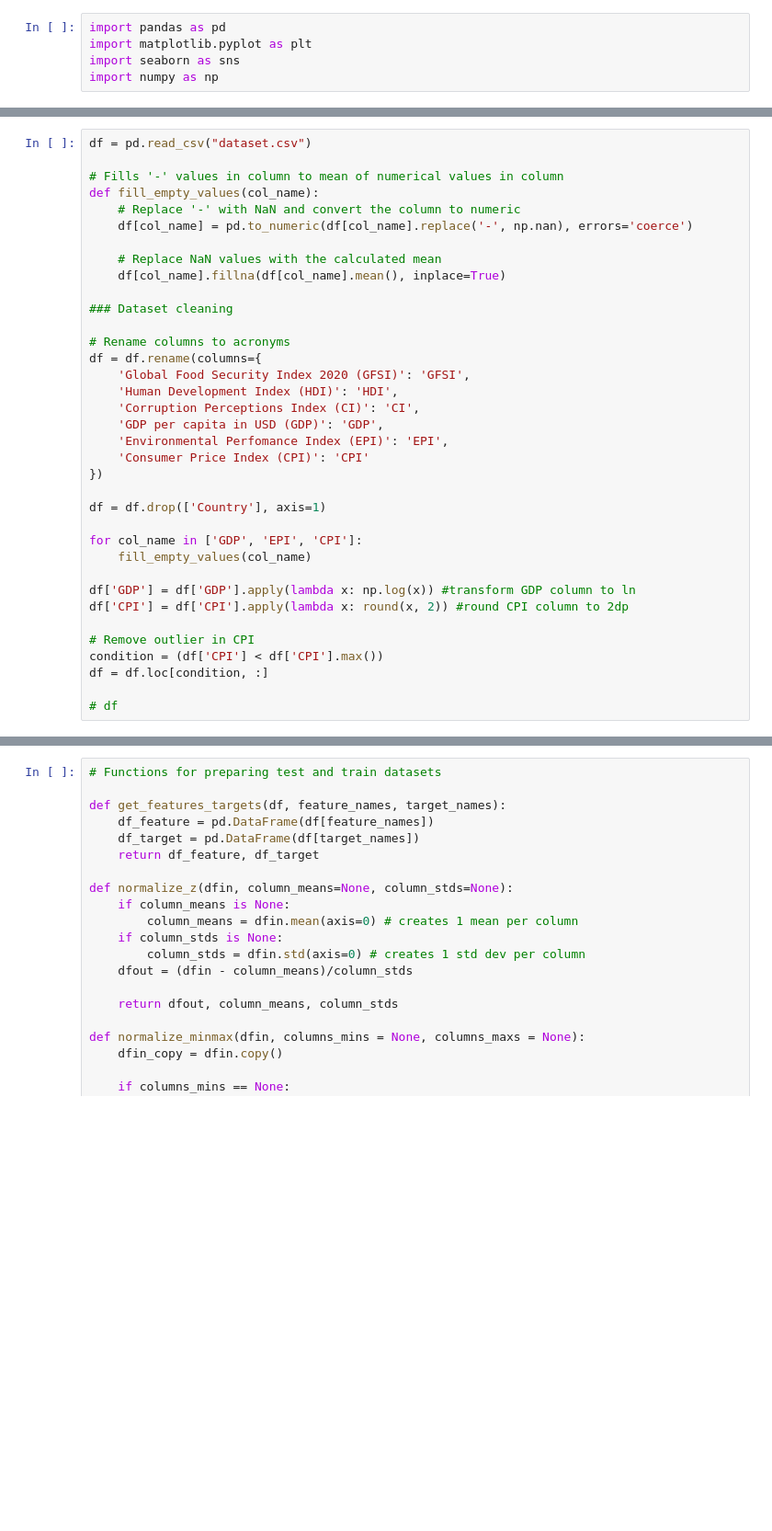
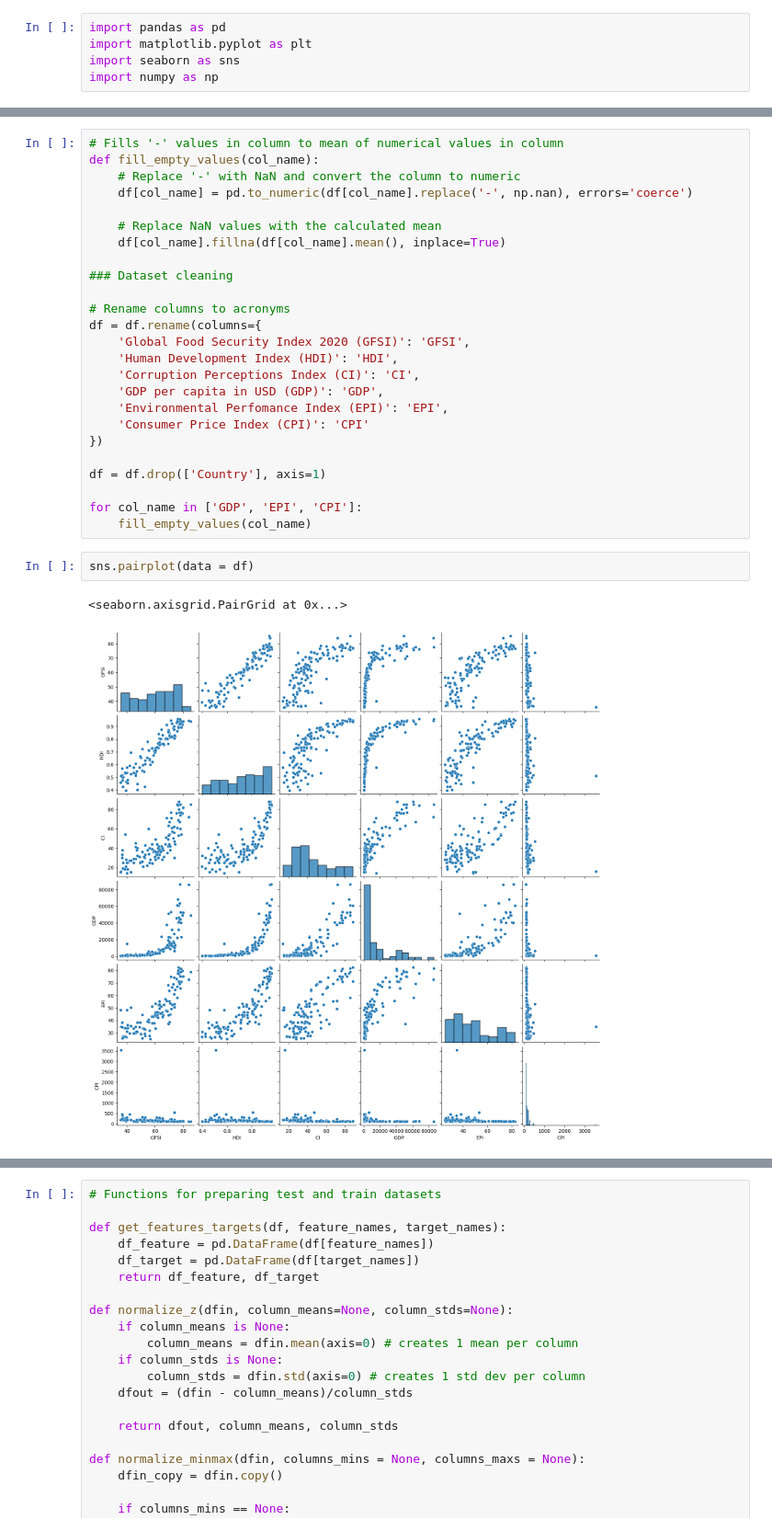
Before and after one commit to teohbenji/Global-Food-Security-Index-Predictor, a Jupyter notebook: analysis.ipynb, the cells around one changed output, grey strips where cells are left out. Shown: that part at 92% size. Cells and saved outputs as stored; diff of their text form; blank space fills up the shorter version.

```diff
--- a/analysis.ipynb
+++ b/analysis.ipynb
@@ -83,6 +104,4 @@ import numpy as np
 # %%
-df = pd.read_csv("dataset.csv")
-
 # Fills '-' values in column to mean of numerical values in column
 def fill_empty_values(col_name):
     # Replace '-' with NaN and convert the column to numeric
@@ -107,12 +126,8 @@ df = df.drop(['Country'], axis=1)
 
 for col_name in ['GDP', 'EPI', 'CPI']:
     fill_empty_values(col_name)
-
-df['GDP'] = df['GDP'].apply(lambda x: np.log(x)) #transform GDP column to ln
-df['CPI'] = df['CPI'].apply(lambda x: round(x, 2)) #round CPI column to 2dp
-
-# Remove outlier in CPI
-condition = (df['CPI'] < df['CPI'].max())
-df = df.loc[condition, :]
-
-# df
+# %%
+sns.pairplot(data = df)
+# %% [output]
+<seaborn.axisgrid.PairGrid at 0x...>
+[figure, added]
```
Also changed, not shown: parts of 26 cells of this notebook, 1 other file.
